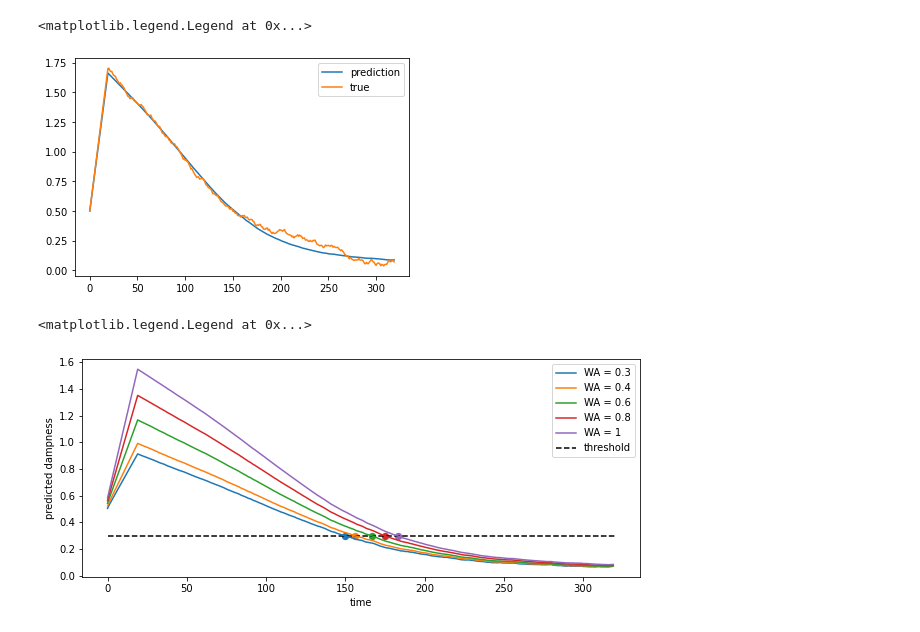
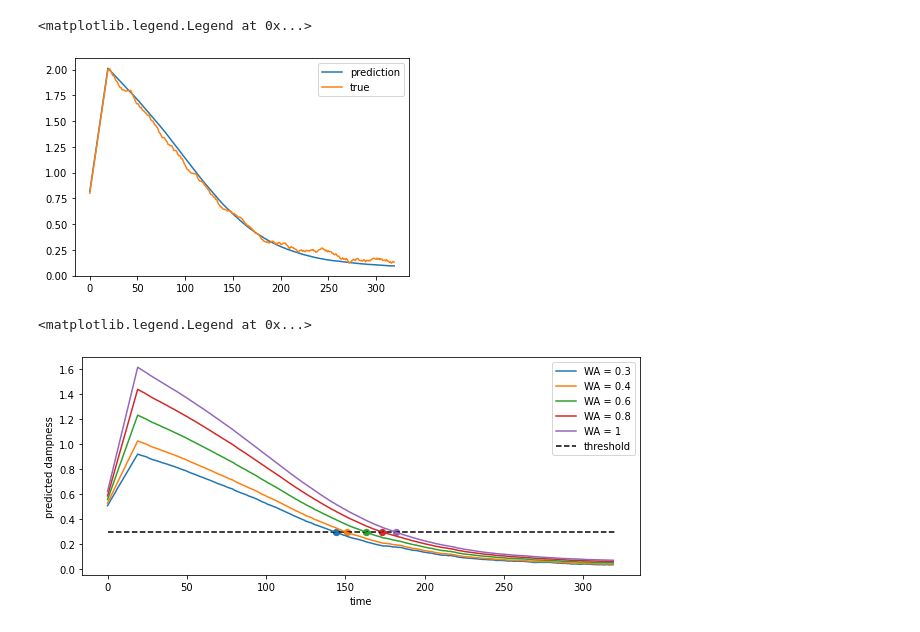
Before and after one commit to naiades-jsi/Carouge, a Jupyter notebook: notebooks/Flowerbed simulation.ipynb, the cells around one changed output. Saved outputs shown, nothing was run; the diff lists cells and outputs as text; code cells hidden in the pictures.

```diff
--- a/notebooks/Flowerbed simulation.ipynb
+++ b/notebooks/Flowerbed simulation.ipynb
@@ -87,7 +84,7 @@ y_train = []
 for i in range(10000):
     WA = 2*np.random.rand()+0.3
     current = 2*np.random.rand() + 0.1
-    T = np.random.rand() + 0.1
+    T = 1
     x_train.append([WA, current, T])
     y_train.append(SimulateSteps(WA, current, T))
 
@@ -127,16 +124,16 @@ Epoch 30/30
 <tensorflow.python.keras.callbacks.History at 0x...>
 # %%
 WA =1.2
-curr = 0.5
+curr = 0.8
 T = 1
 
 y_pred = model.predict(np.atleast_2d([WA, curr, T]))
 plt.plot(y_pred[0], label = 'prediction')
 plt.plot(SimulateSteps(WA, curr, T), label = 'true')
 plt.legend()
 # %% [output]
 <matplotlib.legend.Legend at 0x...>
-[figure, old version]
+[figure, new version]
 # %%
 curr = 0.6
 threshold = 0.3
@@ -156,7 +153,7 @@ ax.set_ylabel('predicted dampness')
 plt.legend()
 # %% [output]
 <matplotlib.legend.Legend at 0x...>
-[figure, old version]
+[figure, new version]
 # %%
 #simulation of feedback looop and forecasting combined
 
```
Also changed, not shown: parts of 7 cells of this notebook, 9 other files.
